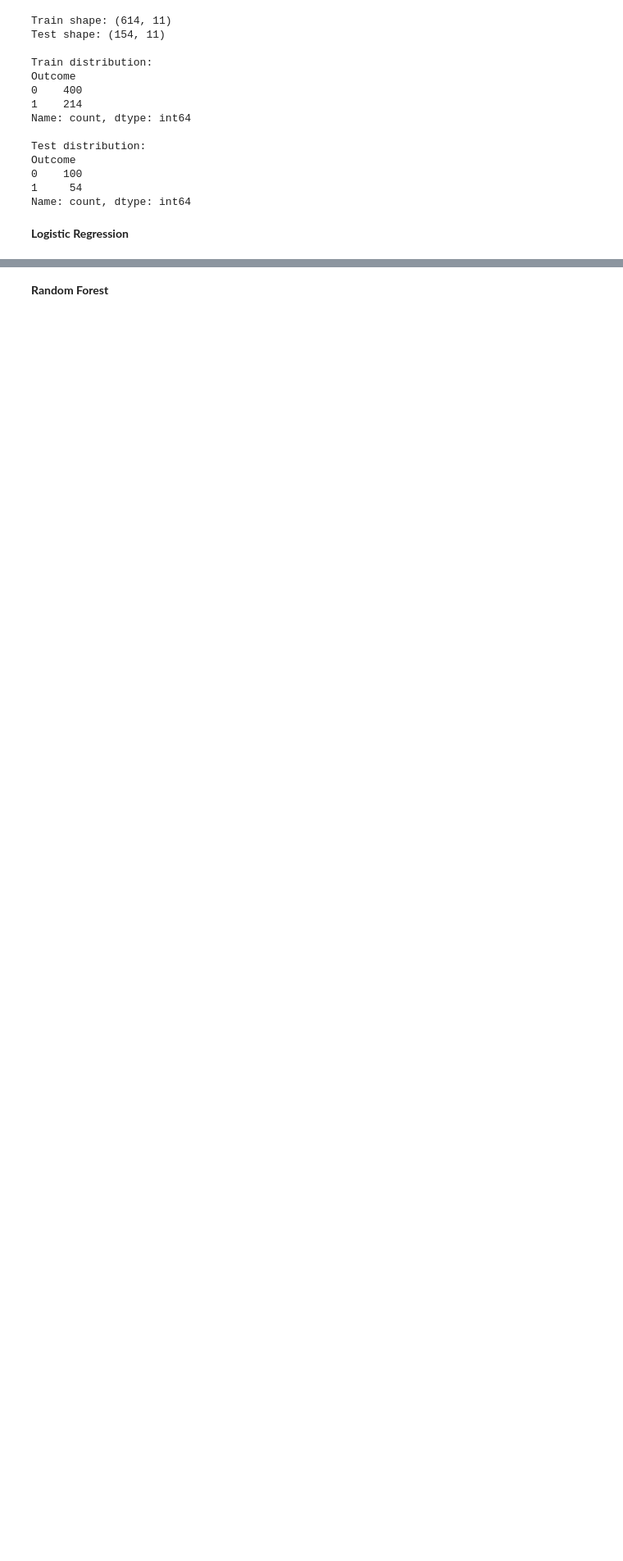
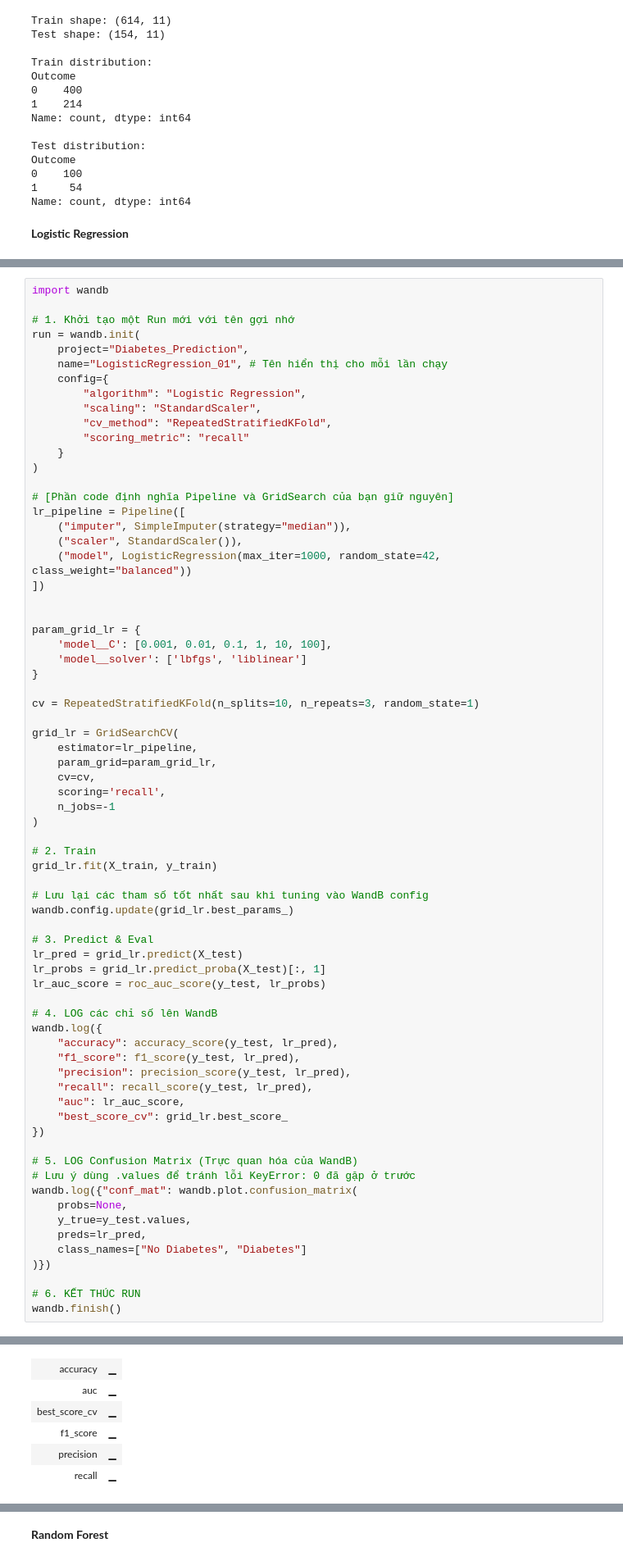
Before and after one commit to hongyen-oss/Diabetes-Prediction, a Jupyter notebook: Notebooks/project_analysis.ipynb, the cells around one changed output, grey strips where cells are left out. Shown at 82% size. Drawn from its saved outputs; the diff is of its cells as text; blank space fills up the shorter version.

Commit message:
updates code wandb

```diff
--- a/Notebooks/project_analysis.ipynb
+++ b/Notebooks/project_analysis.ipynb
@@ -1078,0 +1099,71 @@ weighted avg       0.75      0.71      0.71       154
+# %%
+import wandb
+
+# 1. Khởi tạo một Run mới với tên gợi nhớ
+run = wandb.init(
+    project="Diabetes_Prediction",
+    name="LogisticRegression_01", # Tên hiển thị cho mỗi lần chạy
+    config={
+        "algorithm": "Logistic Regression",
+        "scaling": "StandardScaler",
+        "cv_method": "RepeatedStratifiedKFold",
+        "scoring_metric": "recall"
+    }
+)
+
+# [Phần code định nghĩa Pipeline và GridSearch của bạn giữ nguyên]
+lr_pipeline = Pipeline([
+    ("imputer", SimpleImputer(strategy="median")),
+    ("scaler", StandardScaler()),
+    ("model", LogisticRegression(max_iter=1000, random_state=42, class_weight="balanced"))
+])
+
+
+param_grid_lr = {
+    'model__C': [0.001, 0.01, 0.1, 1, 10, 100],
+    'model__solver': ['lbfgs', 'liblinear']
+}
+
+cv = RepeatedStratifiedKFold(n_splits=10, n_repeats=3, random_state=1)
+
+grid_lr = GridSearchCV(
+    estimator=lr_pipeline,
+    param_grid=param_grid_lr,
+    cv=cv,
+    scoring='recall',
+    n_jobs=-1
+)
+
+# 2. Train
+grid_lr.fit(X_train, y_train)
+
+# Lưu lại các tham số tốt nhất sau khi tuning vào WandB config
+wandb.config.update(grid_lr.best_params_)
+
+# 3. Predict & Eval
+lr_pred = grid_lr.predict(X_test)
+lr_probs = grid_lr.predict_proba(X_test)[:, 1]
+lr_auc_score = roc_auc_score(y_test, lr_probs)
+
+# 4. LOG các chỉ số lên WandB
+wandb.log({
+    "accuracy": accuracy_score(y_test, lr_pred),
+    "f1_score": f1_score(y_test, lr_pred),
+    "precision": precision_score(y_test, lr_pred),
+    "recall": recall_score(y_test, lr_pred),
+    "auc": lr_auc_score,
+    "best_score_cv": grid_lr.best_score_
+})
+
+# 5. LOG Confusion Matrix (Trực quan hóa của WandB)
+# Lưu ý dùng .values để tránh lỗi KeyError: 0 đã gặp ở trước
+wandb.log({"conf_mat": wandb.plot.confusion_matrix(
+    probs=None,
+    y_true=y_test.values,
+    preds=lr_pred,
+    class_names=["No Diabetes", "Diabetes"]
+)})
+
+# 6. KẾT THÚC RUN
+wandb.finish()
+# %% [output]
@@ -1078,0 +1179,6 @@ weighted avg       0.75      0.71      0.71       154
+| accuracy | ▁ |
+| auc | ▁ |
+| best_score_cv | ▁ |
+| f1_score | ▁ |
+| precision | ▁ |
+| recall | ▁ |
```
Also changed, not shown: parts of 15 cells of this notebook, 2 other files.
